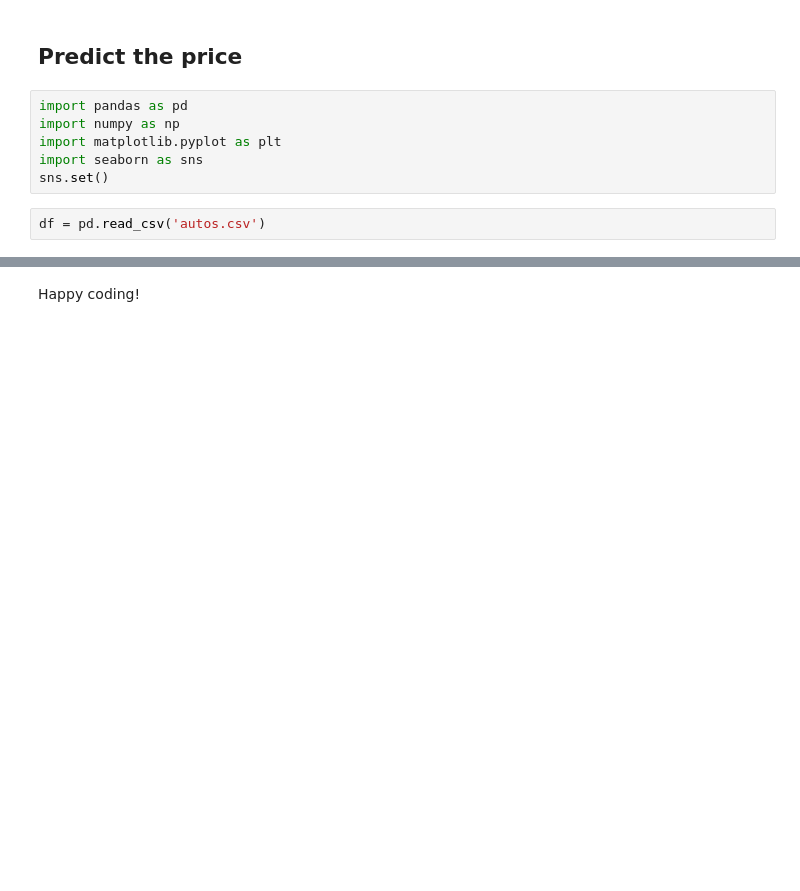
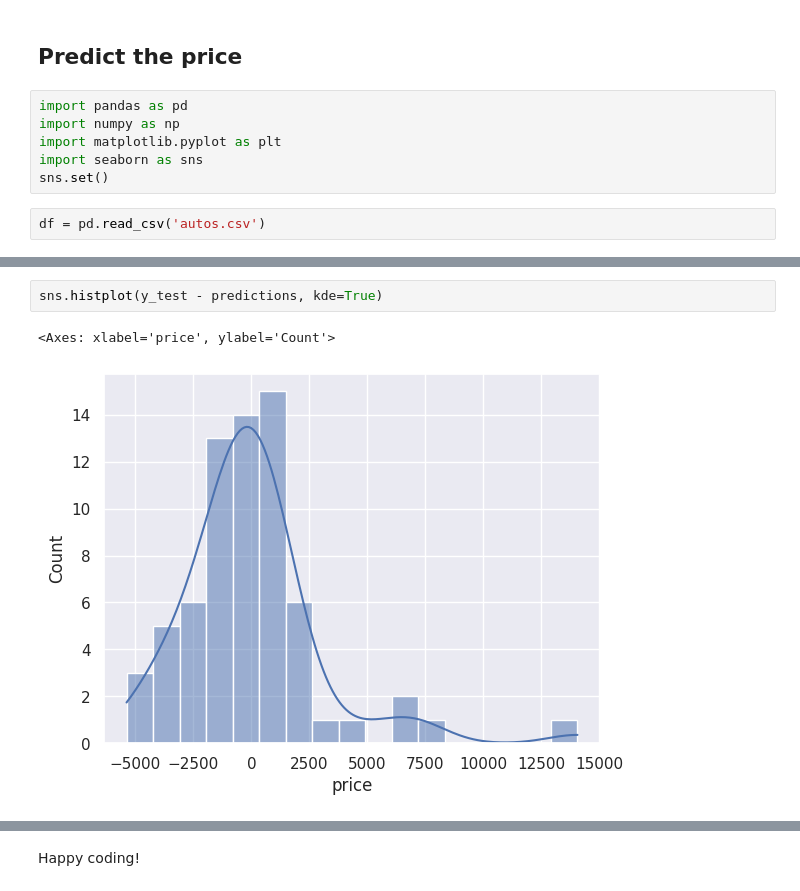
Before and after one commit to jposluszny/Machine-Learning, a Jupyter notebook: 4. LightGBM/2. Regression/Project/Exercise - LightGBM Regression.ipynb, the cells around one changed output, grey strips where cells are left out. Drawn from its saved outputs; the diff is of its cells as text; blank space fills up the shorter version.

```diff
--- a/4. LightGBM/2. Regression/Project/Exercise - LightGBM Regression.ipynb
+++ b/4. LightGBM/2. Regression/Project/Exercise - LightGBM Regression.ipynb
@@ -85,3 +143,8 @@ Root Mean Squared Error is  4005.168171454263
+# %%
+sns.histplot(y_test - predictions, kde=True)
+# %% [output]
+<Axes: xlabel='price', ylabel='Count'>
+[figure, added]
 # %%
 # Plot a distribution of the differences between
 # the true values and the predicted values
```
Also changed, not shown: parts of 32 cells of this notebook, 1 other file.
